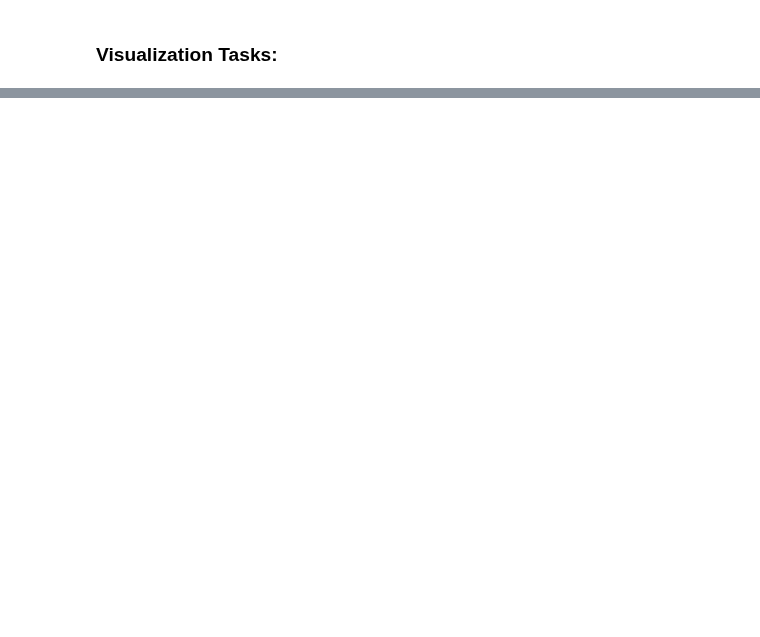
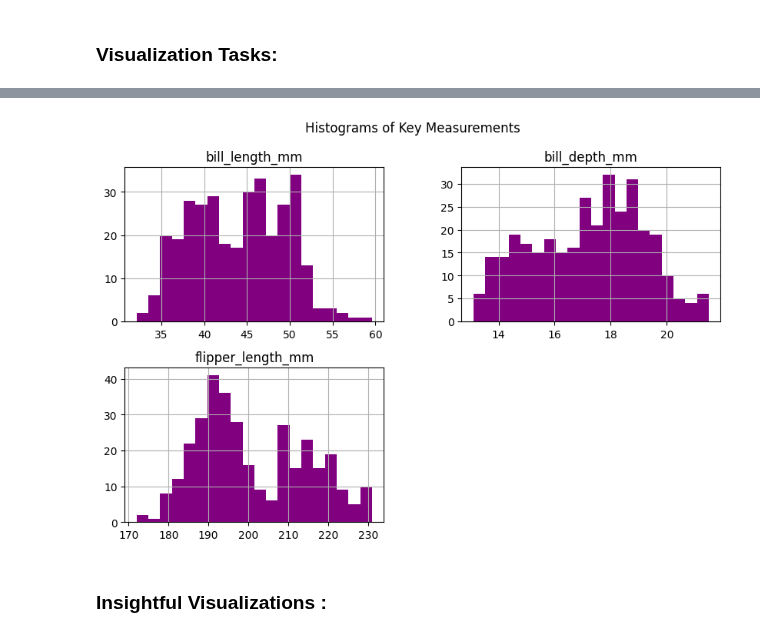
Before and after one commit to Byasmine/DI-Bootcamp, a Jupyter notebook: Week4/Day4/MiniProject/miniProject.ipynb, the cells around one changed output, grey strips where cells are left out. Drawn from its saved outputs; the diff is of its cells as text; code cells hidden in the pictures; blank space fills up the shorter version.

```diff
--- a/Week4/Day4/MiniProject/miniProject.ipynb
+++ b/Week4/Day4/MiniProject/miniProject.ipynb
@@ -169,0 +189,11 @@ plt.show()
+# %%
+import seaborn as sns
+import matplotlib.pyplot as plt
+
+df[['bill_length_mm','bill_depth_mm','flipper_length_mm']].hist(bins=20, figsize=(10,6), color='purple')
+plt.suptitle("Histograms of Key Measurements")
+plt.show()
+# %% [output]
+[figure, added]
+# %% [markdown]
+### Insightful Visualizations :
```
Also changed, not shown: parts of 17 cells of this notebook.
